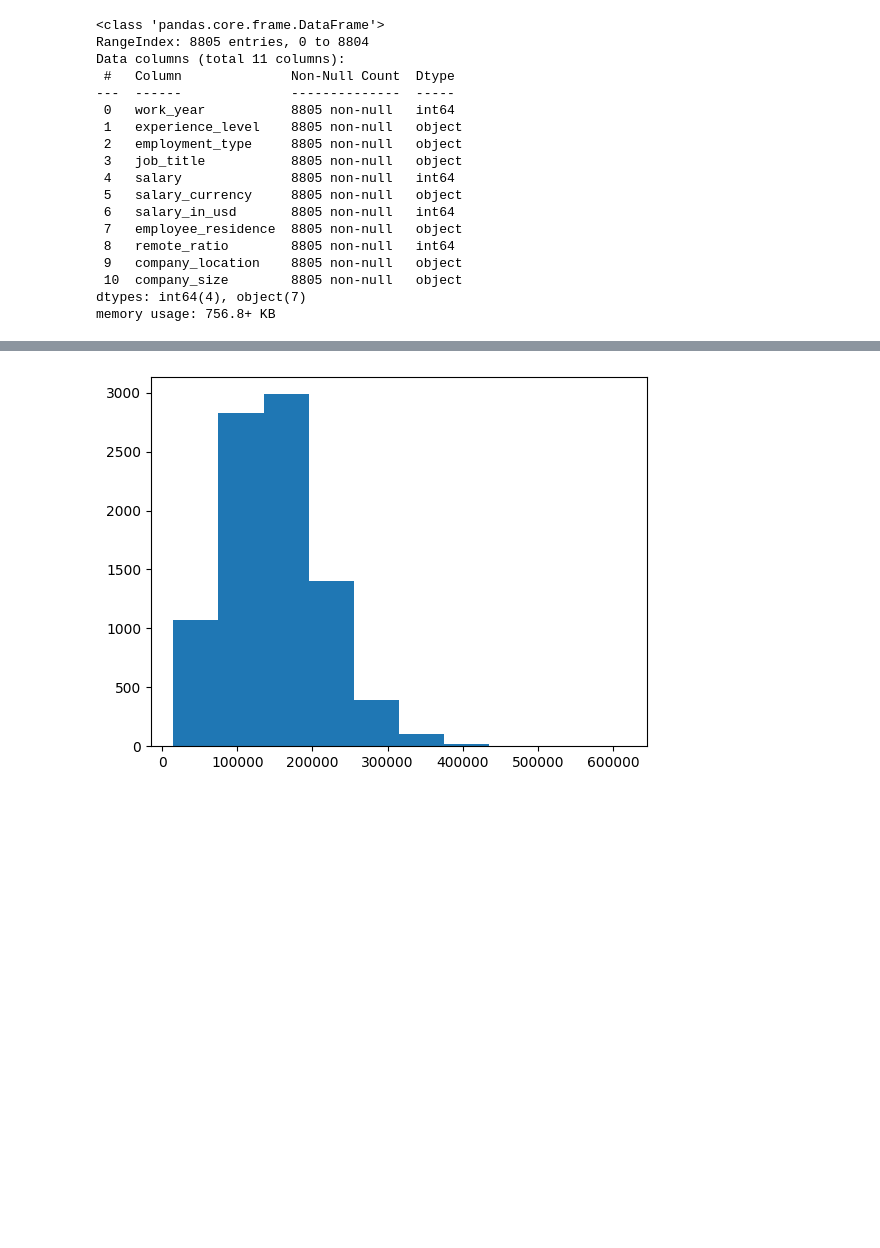
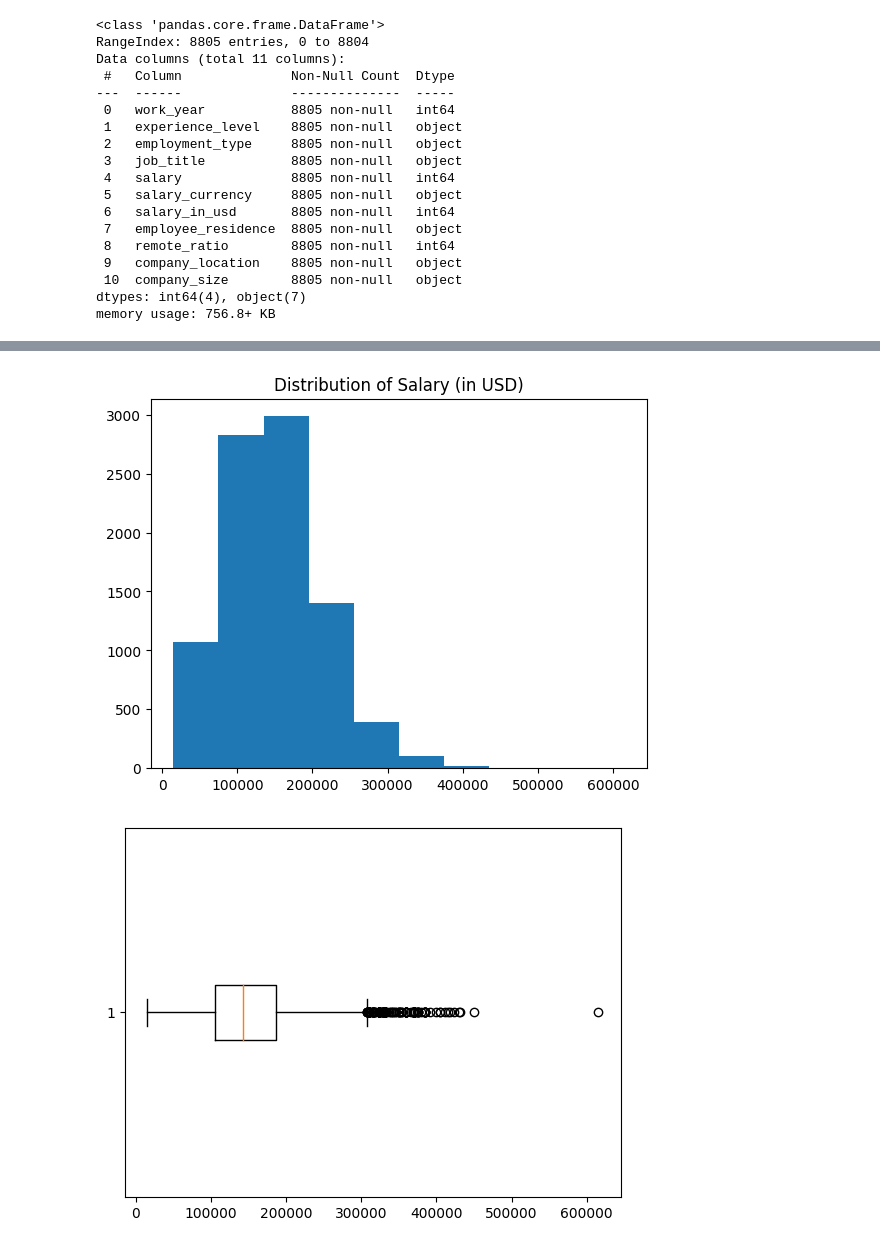
Before and after one commit to mezkymy/global-salaries, a Jupyter notebook: global-salaries.ipynb, the cells around one changed output, grey strips where cells are left out. Cells and saved outputs as stored; diff of their text form; code cells hidden in the pictures; blank space fills up the shorter version.

```diff
--- a/global-salaries.ipynb
+++ b/global-salaries.ipynb
@@ -76,5 +110,12 @@ plt.show()
+# %%
+plt.hist(df.salary_in_usd)
+
+plt.title('Distribution of Salary (in USD)')
+plt.show()
+# %% [output]
+[figure, added]
 # %%
-plt.hist(df.salary_in_usd)
+plt.boxplot(df.salary_in_usd, vert=False)
 plt.show()
 # %% [output]
-[figure, old version]
+[figure, new version]
```
Also changed, not shown: parts of 11 cells of this notebook.
